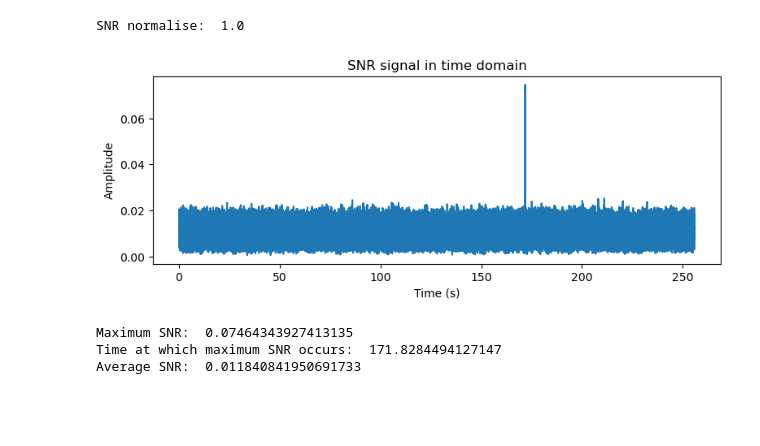
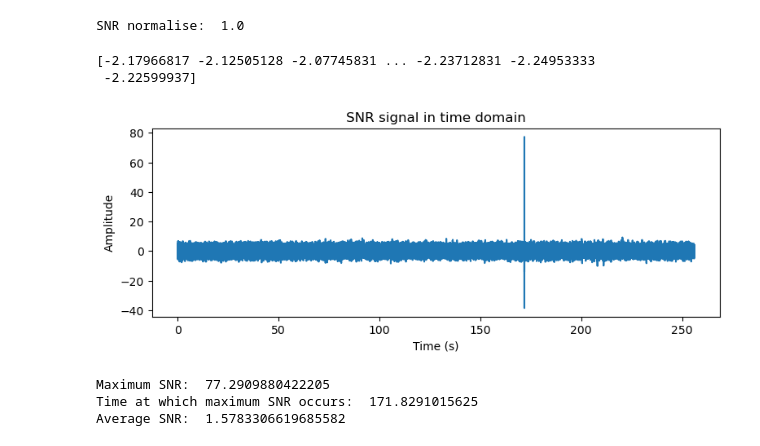
Before and after one commit to ZhongXinyu/Gravitational-Waves-Detection, a Jupyter notebook: part2.ipynb, the cells around one changed output. Drawn from its saved outputs; the diff is of its cells as text; code cells hidden in the pictures; blank space fills up the shorter version.

```diff
--- a/part2.ipynb
+++ b/part2.ipynb
@@ -331,29 +331,34 @@ print ("SNR normalise: ", SNR_normalise)
 # %% [output]
 SNR normalise:  1.0
 # %%
-SNR_signal = np.sqrt(4 * np.abs(np.fft.ifft(h_plus_interpolated.conjugate() * strain_fft_interpolated/ observed_psd_interpolated)))
+# signal in fourier domain
+SNR_signal_fft = types.FrequencySeries(h_plus_interpolated.conjugate() * strain_fft_interpolated/ observed_psd_interpolated, delta_f=frequency_spacing)
+SNR_signal = np.array(SNR_signal_fft.to_timeseries())
+
 time = np.linspace(0, sample_times[-1], len(SNR_signal))
 
 # plot the SNR signal
 plt.figure(figsize=(9, 3))
-plt.plot(time, SNR_signal)
+plt.plot(time, np.abs(SNR_signal))
 plt.xlabel('Time (s)')
 plt.ylabel('Amplitude')
 plt.title('SNR signal in time domain')
 plt.savefig('figures/matched_filter_snr.png')
 plt.show()
 
 # find the maximum SNR and the time at which it occurs
-max_SNR = np.max(np.abs(SNR_signal)/SNR_normalise)
+max_SNR = np.max(np.abs(SNR_signal))
 print ("Maximum SNR: ", max_SNR)
 max_SNR_time = time[np.argmax(np.abs(SNR_signal)/SNR_normalise)]
 print ("Time at which maximum SNR occurs: ", max_SNR_time)
 
 # find the average SNR
 average_SNR = np.mean(np.abs(SNR_signal)/SNR_normalise)
 print ("Average SNR: ", average_SNR)
 # %% [output]
+[-2.17966817 -2.12505128 -2.07745831 ... -2.23712831 -2.24953333
+ -2.22599937]
-[figure, old version]
+[figure, new version]
-Maximum SNR:  0.07464343927413135
-Time at which maximum SNR occurs:  171.8284494127147
-Average SNR:  0.011840841950691733
+Maximum SNR:  77.2909880422205
+Time at which maximum SNR occurs:  171.8291015625
+Average SNR:  1.5783306619685582
```
